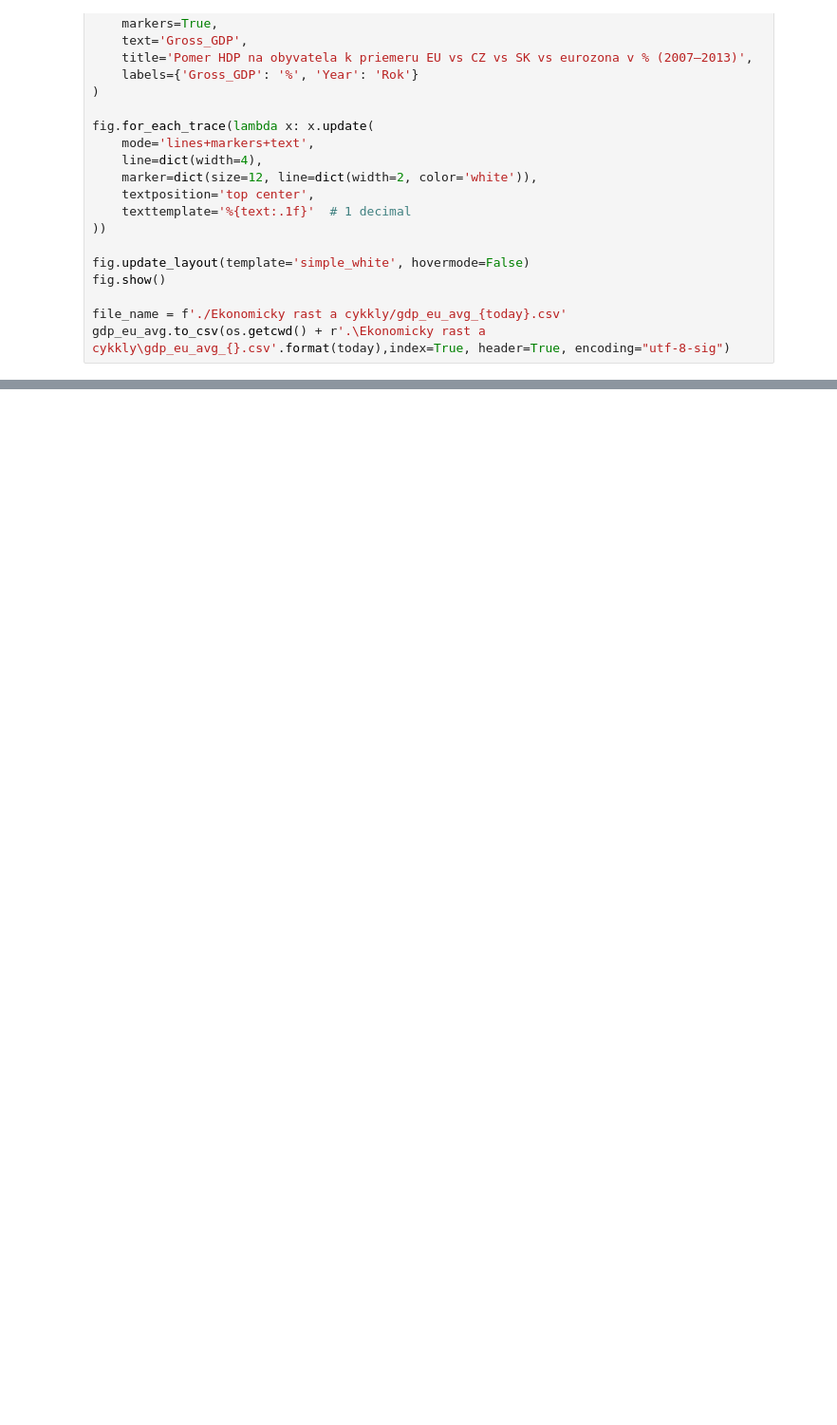
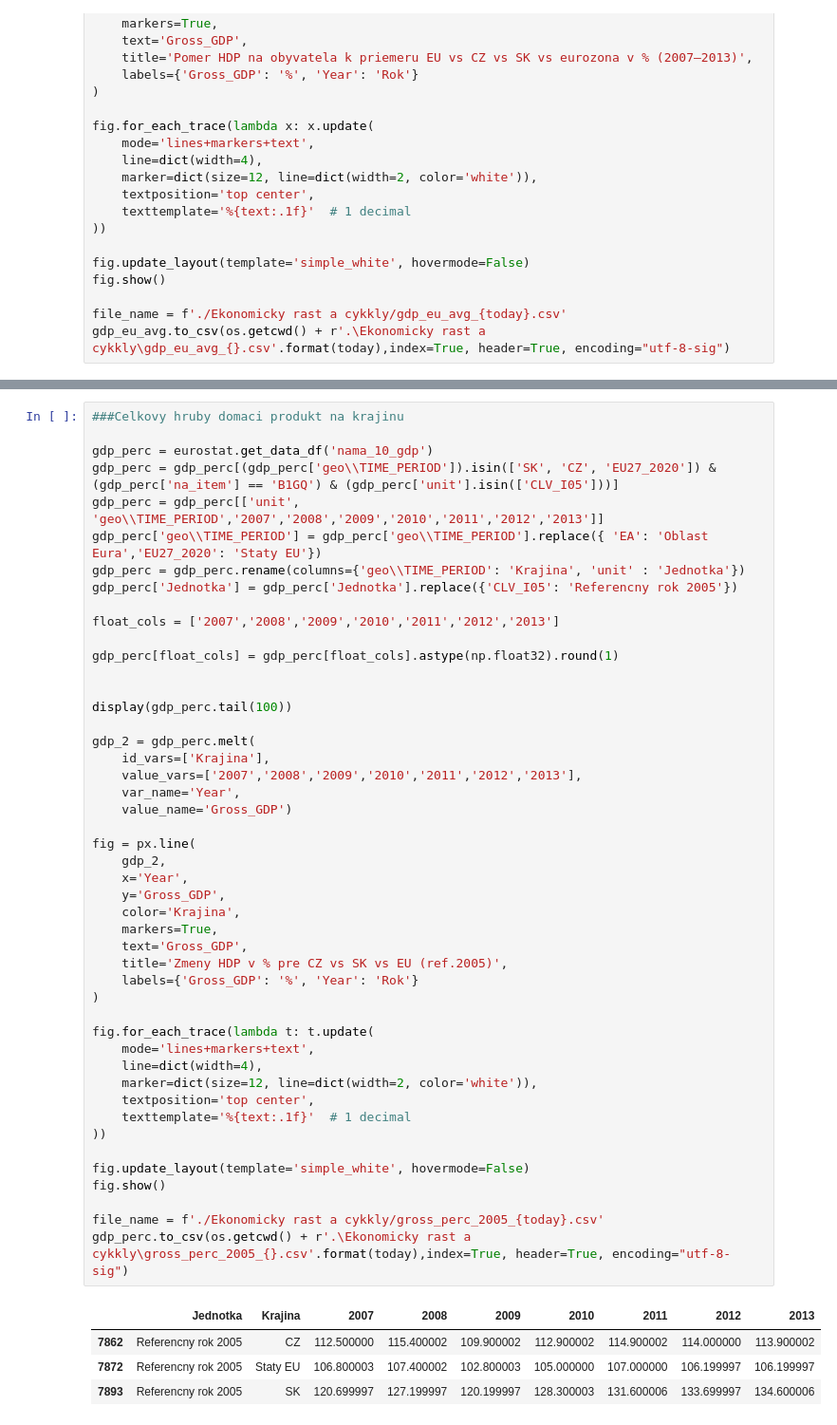
Before and after one commit to NyX3Ton/nyx3ton-project, a Jupyter notebook: eurostat-data/main-app.ipynb, the cells around one changed output, grey strips where cells are left out. Shown: that part at 95% size. Cells and saved outputs as stored; diff of their text form; blank space fills up the shorter version.

```diff
--- a/eurostat-data/main-app.ipynb
+++ b/eurostat-data/main-app.ipynb
@@ -666,0 +602,52 @@ Columns (32) have mixed types. Specify dtype option on import or set low_memory=
+# %%
+###Celkovy hruby domaci produkt na krajinu
+
+gdp_perc = eurostat.get_data_df('nama_10_gdp')
+gdp_perc = gdp_perc[(gdp_perc['geo\\TIME_PERIOD']).isin(['SK', 'CZ', 'EU27_2020']) & (gdp_perc['na_item'] == 'B1GQ') & (gdp_perc['unit'].isin(['CLV_I05']))]
+gdp_perc = gdp_perc[['unit', 'geo\\TIME_PERIOD','2007','2008','2009','2010','2011','2012','2013']]
+gdp_perc['geo\\TIME_PERIOD'] = gdp_perc['geo\\TIME_PERIOD'].replace({ 'EA': 'Oblast Eura','EU27_2020': 'Staty EU'})
+gdp_perc = gdp_perc.rename(columns={'geo\\TIME_PERIOD': 'Krajina', 'unit' : 'Jednotka'})
+gdp_perc['Jednotka'] = gdp_perc['Jednotka'].replace({'CLV_I05': 'Referencny rok 2005'})
+
+float_cols = ['2007','2008','2009','2010','2011','2012','2013']
+
+gdp_perc[float_cols] = gdp_perc[float_cols].astype(np.float32).round(1)
+
+
+display(gdp_perc.tail(100))
+
+gdp_2 = gdp_perc.melt(
+    id_vars=['Krajina'],
+    value_vars=['2007','2008','2009','2010','2011','2012','2013'],
+    var_name='Year',
+    value_name='Gross_GDP')
+
+fig = px.line(
+    gdp_2,
+    x='Year',
+    y='Gross_GDP',
+    color='Krajina',
+    markers=True,
+    text='Gross_GDP',
+    title='Zmeny HDP v % pre CZ vs SK vs EU (ref.2005)',
+    labels={'Gross_GDP': '%', 'Year': 'Rok'}
+)
+
+fig.for_each_trace(lambda t: t.update(
+    mode='lines+markers+text',
+    line=dict(width=4),
+    marker=dict(size=12, line=dict(width=2, color='white')),
+    textposition='top center',
+    texttemplate='%{text:.1f}'  # 1 decimal
+))
+
+fig.update_layout(template='simple_white', hovermode=False)
+fig.show()
+
+file_name = f'./Ekonomicky rast a cykkly/gross_perc_2005_{today}.csv'
+gdp_perc.to_csv(os.getcwd() + r'.\Ekonomicky rast a cykkly\gross_perc_2005_{}.csv'.format(today),index=True, header=True, encoding="utf-8-sig")
+# %% [output]
+|  | Jednotka | Krajina | 2007 | 2008 | 2009 | 2010 | 2011 | 2012 | 2013 |
+| 7862 | Referencny rok 2005 | CZ | 112.500000 | 115.400002 | 109.900002 | 112.900002 | 114.900002 | 114.000000 | 113.900002 |
+| 7872 | Referencny rok 2005 | Staty EU | 106.800003 | 107.400002 | 102.800003 | 105.000000 | 107.000000 | 106.199997 | 106.199997 |
+| 7893 | Referencny rok 2005 | SK | 120.699997 | 127.199997 | 120.199997 | 128.300003 | 131.600006 | 133.699997 | 134.600006 |
```
Also changed, not shown: parts of 9 cells of this notebook, 4 other files.
